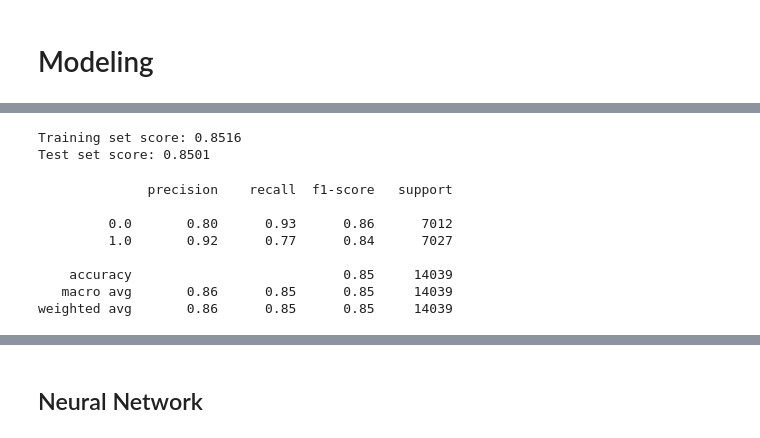
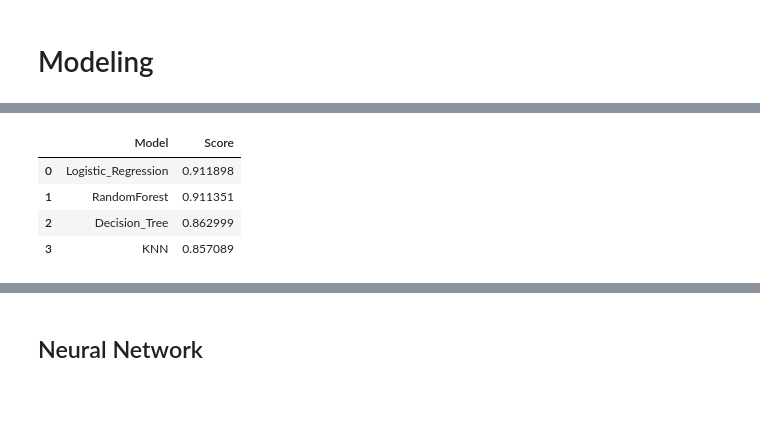
Before and after one commit to LaiVietAnh/Diabetes-Health-Indicators, a Jupyter notebook: diabetes.ipynb, the cells around one changed output, grey strips where cells are left out. Cells and saved outputs as stored; diff of their text form; code cells hidden in the pictures; blank space fills up the shorter version.

```diff
--- a/diabetes.ipynb
+++ b/diabetes.ipynb
@@ -202,22 +201,0 @@ LogisticRegression(max_iter=1500)
-# %%
-# make predictions on test set
-y_pred = lg.predict(X_test)
-
-print('Training set score: {:.4f}'.format(lg.score(X_train, y_train)))
-
-print('Test set score: {:.4f}'.format(lg.score(X_test, y_test)))
-# %% [output]
-Training set score: 0.8516
-Test set score: 0.8501
-# %%
-matrix = classification_report(y_test,y_pred )
-print(matrix)
-# %% [output]
-              precision    recall  f1-score   support
-
-         0.0       0.80      0.93      0.86      7012
-         1.0       0.92      0.77      0.84      7027
-
-    accuracy                           0.85     14039
-   macro avg       0.86      0.85      0.85     14039
-weighted avg       0.86      0.85      0.85     14039
@@ -224 +224,12 @@ weighted avg       0.86      0.85      0.85     14039
+# %%
+evaluation = pd.DataFrame({'Model': names,'Score': roc_list})
+# %%
+evaluation = evaluation.sort_values(by='Score', ascending=False)
+evaluation
+# %% [output]
+|  | Model | Score |
+| 0 | Logistic_Regression | 0.911898 |
+| 1 | RandomForest | 0.911351 |
+| 2 | Decision_Tree | 0.862999 |
+| 3 | KNN | 0.857089 |
 # %%
```
Also changed, not shown: parts of 48 cells of this notebook.
